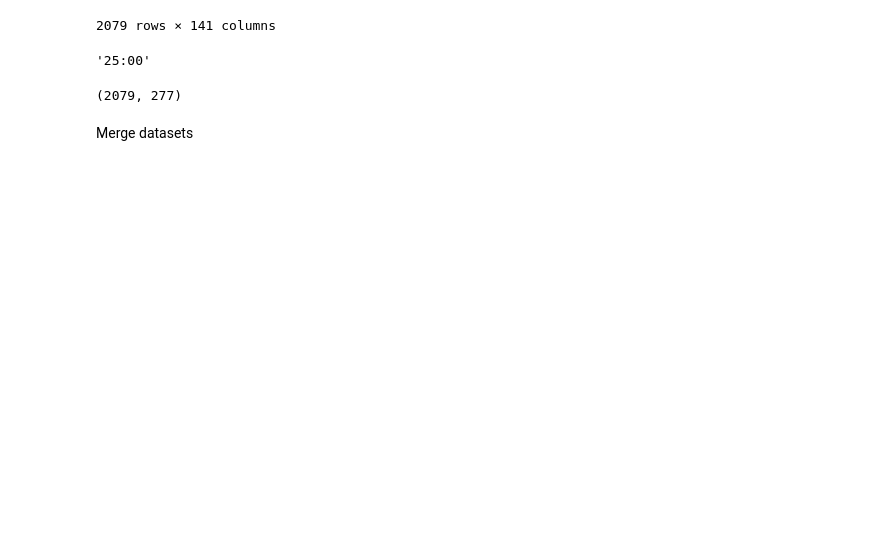
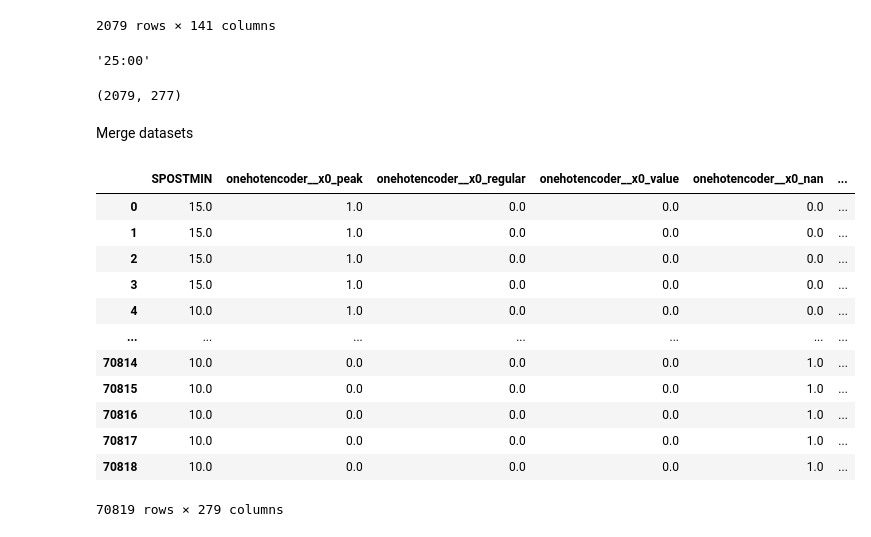
Before and after one commit to Anninam/Project-Disney-World-DSF, a Jupyter notebook: data_cleaning.ipynb, the cells around one changed output. Saved outputs shown, nothing was run; the diff lists cells and outputs as text; code cells hidden in the pictures; blank space fills up the shorter version.

```diff
--- a/data_cleaning.ipynb
+++ b/data_cleaning.ipynb
@@ -179,3 +228,21 @@ waittimes["HOUROFDAY"] = waittimes.copy()['datetime'].dt.hour
 waittimes["MINUTEOFHOUR"] = waittimes.copy()['datetime'].dt.minute
 #then drop datetime column
 waittimes = waittimes.loc[:, waittimes.columns != 'datetime']
+# %%
+#subset for years 2019-2021 due to computing constraints
+waittimes = waittimes.loc[waittimes["YEAR"].isin(range(2019,2022))].reset_index(drop=True)
+waittimes
+# %% [output]
+|  | SPOSTMIN | onehotencoder__x0_peak | onehotencoder__x0_regular | onehotencoder__x0_value | onehotencoder__x0_nan | ... |
+| 0 | 15.0 | 1.0 | 0.0 | 0.0 | 0.0 | ... |
+| 1 | 15.0 | 1.0 | 0.0 | 0.0 | 0.0 | ... |
+| 2 | 15.0 | 1.0 | 0.0 | 0.0 | 0.0 | ... |
+| 3 | 15.0 | 1.0 | 0.0 | 0.0 | 0.0 | ... |
+| 4 | 10.0 | 1.0 | 0.0 | 0.0 | 0.0 | ... |
+| ... | ... | ... | ... | ... | ... | ... |
+| 70814 | 10.0 | 0.0 | 0.0 | 0.0 | 1.0 | ... |
+| 70815 | 10.0 | 0.0 | 0.0 | 0.0 | 1.0 | ... |
+| 70816 | 10.0 | 0.0 | 0.0 | 0.0 | 1.0 | ... |
+| 70817 | 10.0 | 0.0 | 0.0 | 0.0 | 1.0 | ... |
+| 70818 | 10.0 | 0.0 | 0.0 | 0.0 | 1.0 | ... |
+70819 rows × 279 columns
```
Also changed, not shown: parts of 30 cells of this notebook, 1 other file.
